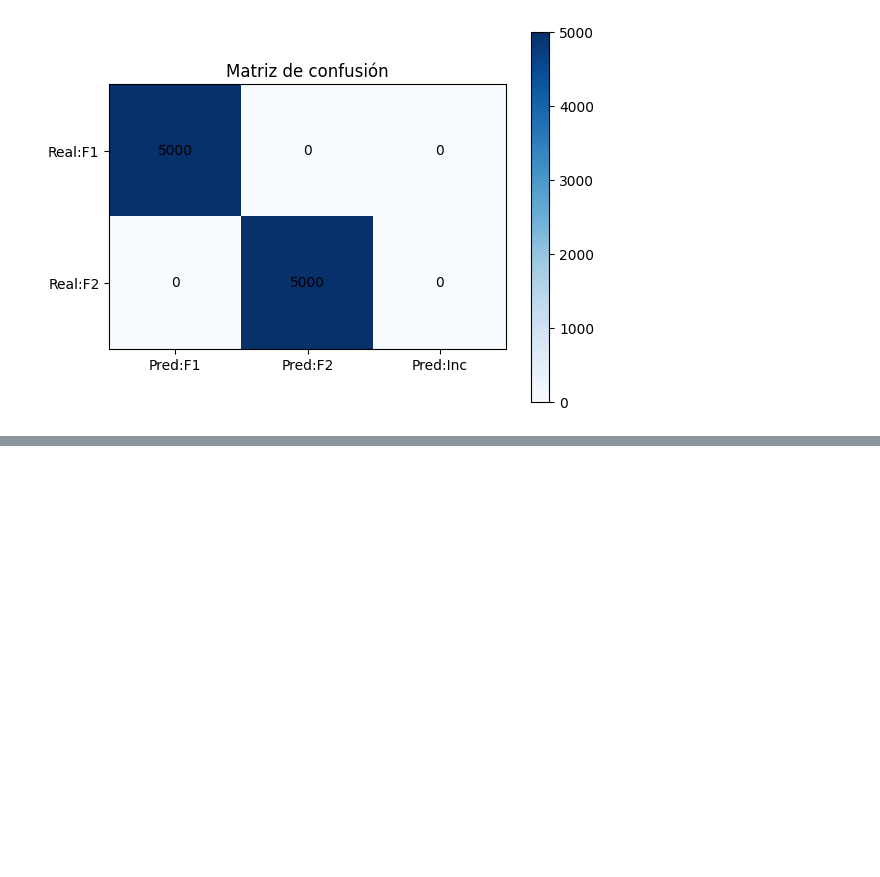
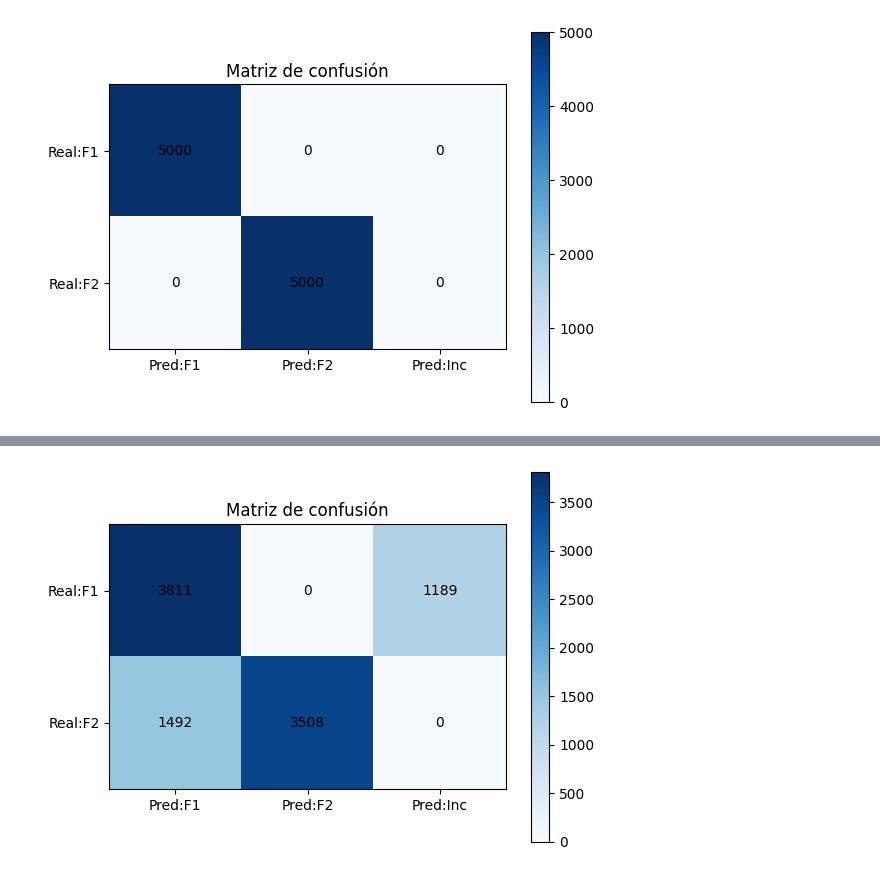
Before and after one commit to DayanaHenao/Trabajo-de-Grado, a Jupyter notebook: Clasificador_Inequivoco_copia.ipynb, the cells around one changed output, grey strips where cells are left out. Saved outputs shown, nothing was run; the diff lists cells and outputs as text; code cells hidden in the pictures; blank space fills up the shorter version.

Commit message:
Otras pruebas de funcionamiento del clasificador. ESta vez, con familias de estados diferentes a los del entrenamiento

```diff
--- a/Clasificador_Inequivoco_copia.ipynb
+++ b/Clasificador_Inequivoco_copia.ipynb
@@ -988,0 +1014,89 @@ plot_confusion_matrix_inconclusive(cm_test, normalize=False)
+# %%
+np.random.seed(2)
+n_test = 10000
+data_test = []
+
+# Clase 1: rho1, etiqueta = 1
+a_test = np.random.uniform(0, 1 , int(n_test/2))
+for a in a_test:
+    rho, label = ρ1(a)
+    data_test.append((rho, label))
+
+
+# Clase 2: rho2, etiqueta = 2
+b_test = np.random.uniform(0, 1, int(n_test/2))
+for b in b_test:
+    rho, label = ρ2(b)
+    data_test.append((rho, label))
+# %%
+def predict_label(params, val, actual_label):
+    """
+    Devuelve la predicción discreta:
+      1 => familia 1
+      2 => familia 2
+      3 => inconcluso
+
+
+    actual_label se usa para saber qué outcome corresponde a éxito o error.
+    """
+    probs = get_probabilities(params, val, actual_label)
+
+    p_fam1 = probs[0] + probs[2]
+    p_fam2 = probs[1]
+    p_inc  = probs[3]
+
+    # Tomamos la mayor de las tres
+    idx = np.argmax([p_fam1, p_fam2, p_inc])
+    predicted = [1, 2, 3][idx]  # 1=fam1, 2=fam2, 3=inconcluso
+    return predicted
+
+def confusion_matrix_inconclusive(params, samples):
+
+    cm = np.zeros((2, 3))
+    for (val, actual_label) in samples:
+        pred = predict_label(params, val, actual_label)
+        row = actual_label - 1  # (1->0, 2->1)
+        col = pred - 1          # (1->0, 2->1, 3->2)
+        cm[row, col] += 1
+    return cm
+
+def plot_confusion_matrix_inconclusive(cm, normalize=False):
+    """
+    Dibuja la matriz
+    """
+    cm_display = cm.copy()
+    if normalize:
+        for i in range(cm_display.shape[0]):
+            row_sum = np.sum(cm_display[i, :])
+            if row_sum > 0:
+                cm_display[i, :] /= row_sum
+
+
+    fig, ax = plt.subplots()
+    im = ax.imshow(cm_display, cmap='Blues', origin='upper')
+
+    # Etiquetas de ejes
+    ax.set_xticks([0,1,2])
+    ax.set_yticks([0,1])
+    ax.set_xticklabels(["Pred:F1","Pred:F2","Pred:Inc"])
+    ax.set_yticklabels(["Real:F1","Real:F2"])
+
+    # Texto en cada celda
+    for i in range(2):
+        for j in range(3):
+            val = cm_display[i, j]
+            if normalize:
+                txt = f"{val*100:.1f}%"
+            else:
+                txt = f"{val:.0f}"
+            ax.text(j, i, txt, ha='center', va='center', color='black')
+
+    plt.colorbar(im, ax=ax)
+    plt.title("Matriz de confusión")
+    plt.show()
+
+
+cm_test = confusion_matrix_inconclusive(params, data_test)
+plot_confusion_matrix_inconclusive(cm_test, normalize=False)
+# %% [output]
+[figure, added]
```
Also changed, not shown: parts of 3 cells of this notebook, 1 other file.
